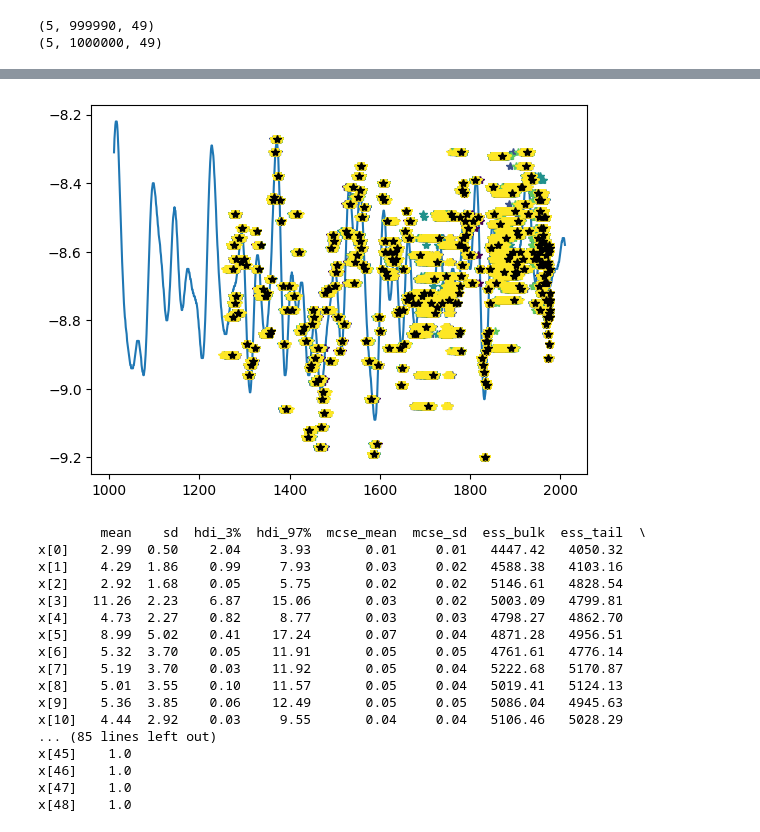
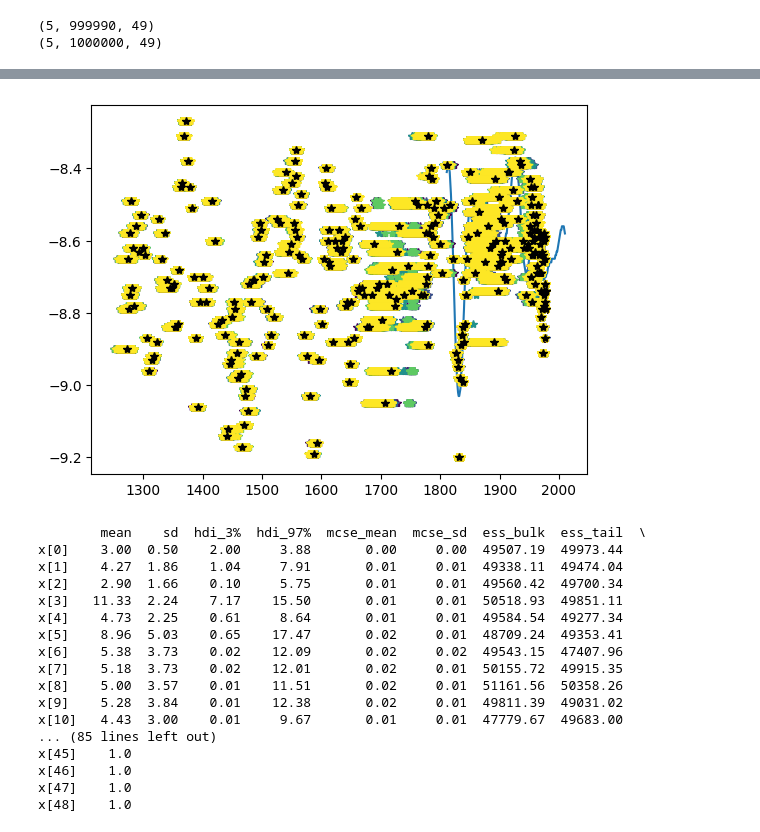
Before and after one commit to hannakjellson/Sampling-for-age-depth-modelling, a Jupyter notebook: python/src/age_depth_models/age_depth_model_OPES/plot.ipynb, the cells around one changed output, grey strips where cells are left out. Saved outputs shown, nothing was run; the diff lists cells and outputs as text; code cells hidden in the pictures.

```diff
--- a/python/src/age_depth_models/age_depth_model_OPES/plot.ipynb
+++ b/python/src/age_depth_models/age_depth_model_OPES/plot.ipynb
@@ -49,18 +52,19 @@ temp_colors = plt.cm.viridis(np.linspace(0,1, nt))
 # %%
-# base_dir = Path.cwd()
+base_dir = Path.cwd()
 
-# files = [(base_dir / f"../../../../output/age_depth_OPES/deltaF_chain{i}_{config_str}.bin").resolve() for i in range(config["nch"])]
+files = [(base_dir / f"../../../../output/age_depth_OPES/deltaF_chain{i}_{config_str}.bin").resolve() for i in range(config["nch"])]
 
-# stride = 10000
-# deltaF = []
+stride = 10000
+deltaF = []
 
-# for f in files:
-#     dF_data = np.fromfile(f, dtype=np.float64)
-#     print(np.shape(dF_data))
-#     # reshape to full dimensions first
-#     dF_data = dF_data.reshape(int(config["ns"]/stride), nl, nl2, nt)
-#     # take every 10th element along the first axis
-#     deltaF.append(dF_data)
+for f in files:
+    print(f)
+    dF_data = np.fromfile(f, dtype=np.float64)
+    print(np.shape(dF_data))
+    # reshape to full dimensions first
+    dF_data = dF_data.reshape(int(config["ns"]/stride), nl, nl2, nt)
+    # take every 10th element along the first axis
+    deltaF.append(dF_data)
 
-# deltaF = np.array(deltaF)
-# print(deltaF.shape)
+deltaF = np.array(deltaF)
+print(deltaF.shape)
@@ -72,7 +88,7 @@ if nt > 1:
 else:
     factors = np.array([0.0])
 
-temp_centers = config["sbt"] * (config["ebt"] / config["sbt"]) ** factors
+temp_centers = config["sbt"] + ((config["ebt"] - config["sbt"]) * factors)# * (config["ebt"] / config["sbt"]) ** factors
 
 # Compute betas
 betas = 1.0 / temp_centers
@@ -397,5 +425,5 @@ plt.show()
 # %%
-resampled_samples = resampled_samples[:,::1000,:]
+resampled_samples = resampled_samples[:,::100,:]
 # %%
 print(np.max(bias_values))
 # %% [output]
@@ -403,21 +431,21 @@ print(np.max(bias_values))
 # %%
 indices = []
 for i in range(len(data["d18O_depths"])):
     index = get_index(config["N"], config["cs"], data["d18O_depths"], i)
     indices.append(index)
 
 plt.figure()
-plt.plot(data["d18O_reference_times"], data["d18O_reference"])
+plt.plot(data["d18O_reference_times"][:], data["d18O_reference"][:])
 for i in range(config["nch"]):
     variables = resampled_samples[i,:,:]
     for j in range(len(variables)):
         d18O_ages = expected_ages(config["N"], config["dc"], config["cs"], data["theta"], len(data["d18O_depths"]), data["d18O_depths"], variables[j,:], indices)
         plt.plot(d18O_ages, data["d18O"], '*', color = colors[i])
 
 plt.plot(data["true_ages_D18O"], data["d18O"], '*', color = "k")
 plt.show()
 # %% [output]
-[figure, old version]
+[figure, new version]
 # %%
 # Print R_hat and N_eff using arviz
 idata = az.convert_to_inference_data(resampled_samples)
@@ -425,17 +453,17 @@ summary = az.summary(idata, round_to=2)
 print(summary)
 # %% [output]
         mean    sd  hdi_3%  hdi_97%  mcse_mean  mcse_sd  ess_bulk  ess_tail  \
-x[0]    2.99  0.50    2.04     3.93       0.01     0.01   4447.42   4050.32
-x[1]    4.29  1.86    0.99     7.93       0.03     0.02   4588.38   4103.16
-x[2]    2.92  1.68    0.05     5.75       0.02     0.02   5146.61   4828.54
-x[3]   11.26  2.23    6.87    15.06       0.03     0.02   5003.09   4799.81
-x[4]    4.73  2.27    0.82     8.77       0.03     0.03   4798.27   4862.70
-x[5]    8.99  5.02    0.41    17.24       0.07     0.04   4871.28   4956.51
-x[6]    5.32  3.70    0.05    11.91       0.05     0.05   4761.61   4776.14
-x[7]    5.19  3.70    0.03    11.92       0.05     0.04   5222.68   5170.87
-x[8]    5.01  3.55    0.10    11.57       0.05     0.04   5019.41   5124.13
-x[9]    5.36  3.85    0.06    12.49       0.05     0.05   5086.04   4945.63
-x[10]   4.44  2.92    0.03     9.55       0.04     0.04   5106.46   5028.29
+x[0]    3.00  0.50    2.00     3.88       0.00     0.00  49507.19  49973.44
+x[1]    4.27  1.86    1.04     7.91       0.01     0.01  49338.11  49474.04
+x[2]    2.90  1.66    0.10     5.75       0.01     0.01  49560.42  49700.34
+x[3]   11.33  2.24    7.17    15.50       0.01     0.01  50518.93  49851.11
+x[4]    4.73  2.25    0.61     8.64       0.01     0.01  49584.54  49277.34
+x[5]    8.96  5.03    0.65    17.47       0.02     0.01  48709.24  49353.41
+x[6]    5.38  3.73    0.02    12.09       0.02     0.02  49543.15  47407.96
+x[7]    5.18  3.73    0.02    12.01       0.02     0.01  50155.72  49915.35
+x[8]    5.00  3.57    0.01    11.51       0.02     0.01  51161.56  50358.26
+x[9]    5.28  3.84    0.01    12.38       0.02     0.01  49811.39  49031.02
+x[10]   4.43  3.00    0.01     9.67       0.01     0.01  47779.67  49683.00
 ... (85 lines left out)
 x[45]    1.0
 x[46]    1.0
```
Also changed, not shown: parts of 13 cells of this notebook.
